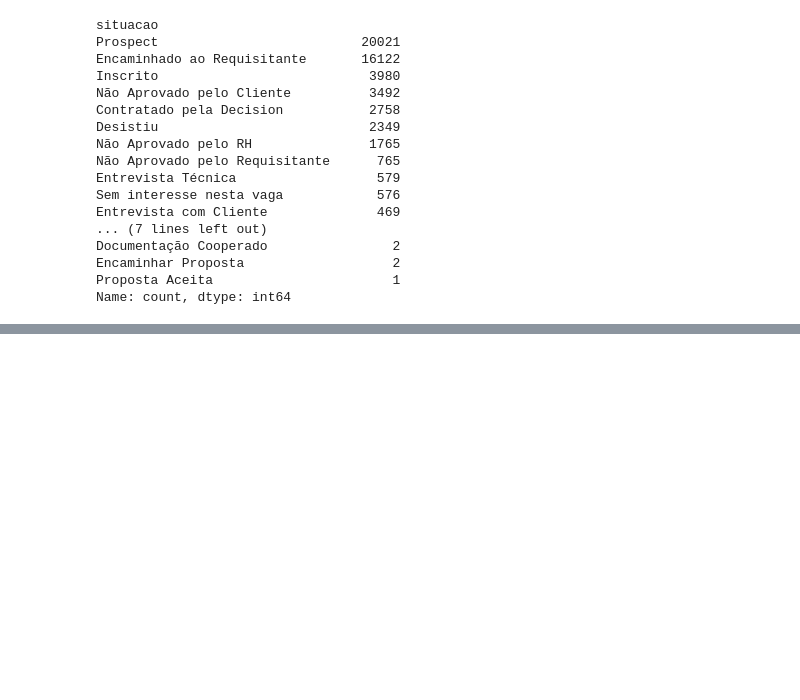
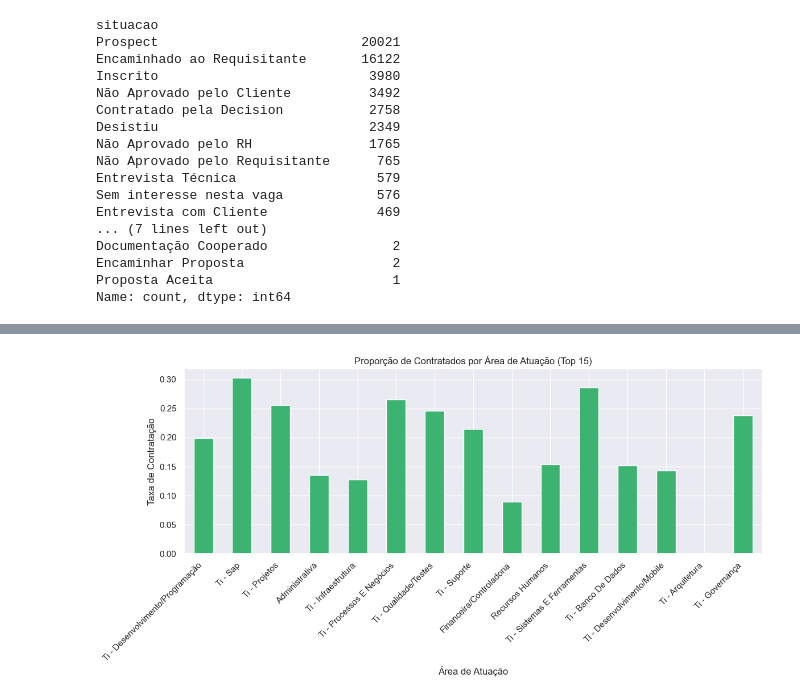
Before and after one commit to HugoVasc/ai-hiring-matcher, a Jupyter notebook: notebooks/eda.ipynb, the cells around one changed output, grey strips where cells are left out. Saved outputs shown, nothing was run; the diff lists cells and outputs as text; code cells hidden in the pictures; blank space fills up the shorter version.

```diff
--- a/notebooks/eda.ipynb
+++ b/notebooks/eda.ipynb
@@ -91,0 +137,17 @@ Name: count, dtype: int64
+# %%
+top_areas = (
+    df.groupby('area_atuacao')['target']
+    .agg(['count', 'mean'])
+    .sort_values('count', ascending=False)
+    .head(15)
+)
+
+plt.figure(figsize=(12, 6))
+top_areas['mean'].plot(kind='bar', color='mediumseagreen', title='Proporção de Contratados por Área de Atuação (Top 15)')
+plt.ylabel('Taxa de Contratação')
+plt.xlabel('Área de Atuação')
+plt.xticks(rotation=45, ha='right')
+plt.tight_layout()
+plt.show()
+# %% [output]
+[figure, added]
```
Also changed, not shown: parts of 12 cells of this notebook.
